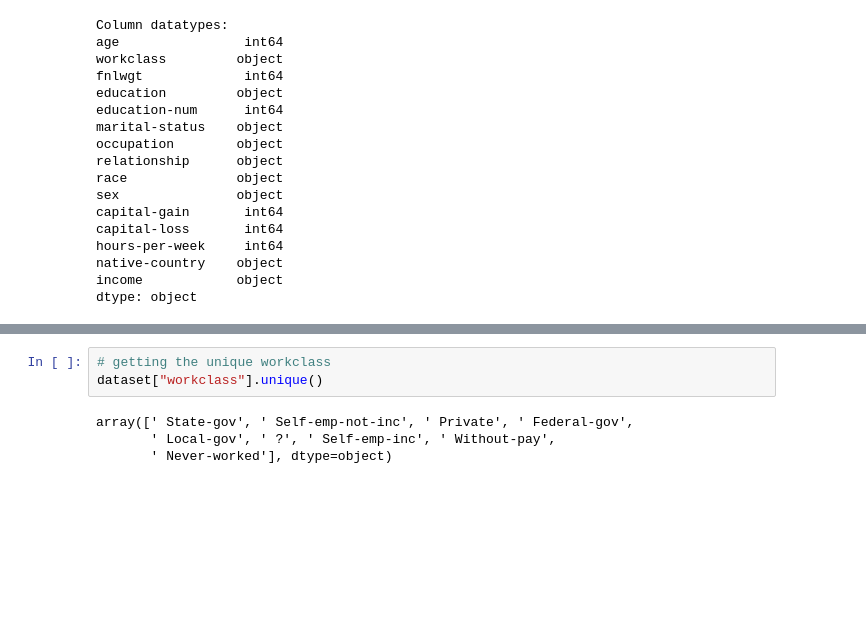
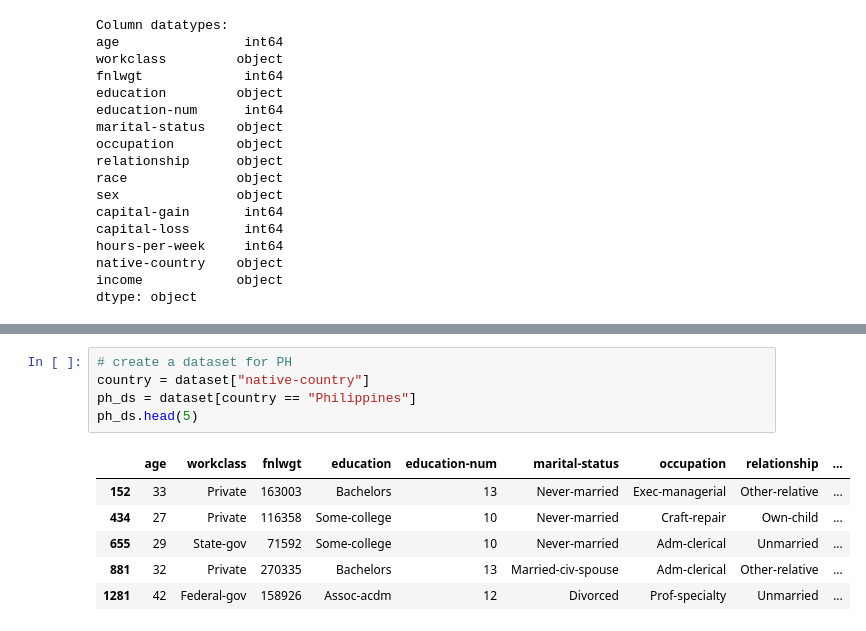
Before and after one commit to KrimssmirK/CCDATS1L_PROJECT_COM-ML201, a Jupyter notebook: Data_Science_1_Project.ipynb, the cells around one changed output, grey strips where cells are left out. Cells and saved outputs as stored; diff of their text form; blank space fills up the shorter version.

```diff
--- a/Data_Science_1_Project.ipynb
+++ b/Data_Science_1_Project.ipynb
@@ -174,7 +208,12 @@ dataset[(age == youngest) | (age == oldest)]
-# %%
-# getting the unique workclass
-dataset["workclass"].unique()
-# %% [output]
-array([' State-gov', ' Self-emp-not-inc', ' Private', ' Federal-gov',
-       ' Local-gov', ' ?', ' Self-emp-inc', ' Without-pay',
-       ' Never-worked'], dtype=object)
+# %%
+# create a dataset for PH
+country = dataset["native-country"]
+ph_ds = dataset[country == "Philippines"]
+ph_ds.head(5)
+# %% [output]
+|  | age | workclass | fnlwgt | education | education-num | marital-status | occupation | relationship | ... |
+| 152 | 33 | Private | 163003 | Bachelors | 13 | Never-married | Exec-managerial | Other-relative | ... |
+| 434 | 27 | Private | 116358 | Some-college | 10 | Never-married | Craft-repair | Own-child | ... |
+| 655 | 29 | State-gov | 71592 | Some-college | 10 | Never-married | Adm-clerical | Unmarried | ... |
+| 881 | 32 | Private | 270335 | Bachelors | 13 | Married-civ-spouse | Adm-clerical | Other-relative | ... |
+| 1281 | 42 | Federal-gov | 158926 | Assoc-acdm | 12 | Divorced | Prof-specialty | Unmarried | ... |
```
Also changed, not shown: parts of 26 cells of this notebook.
